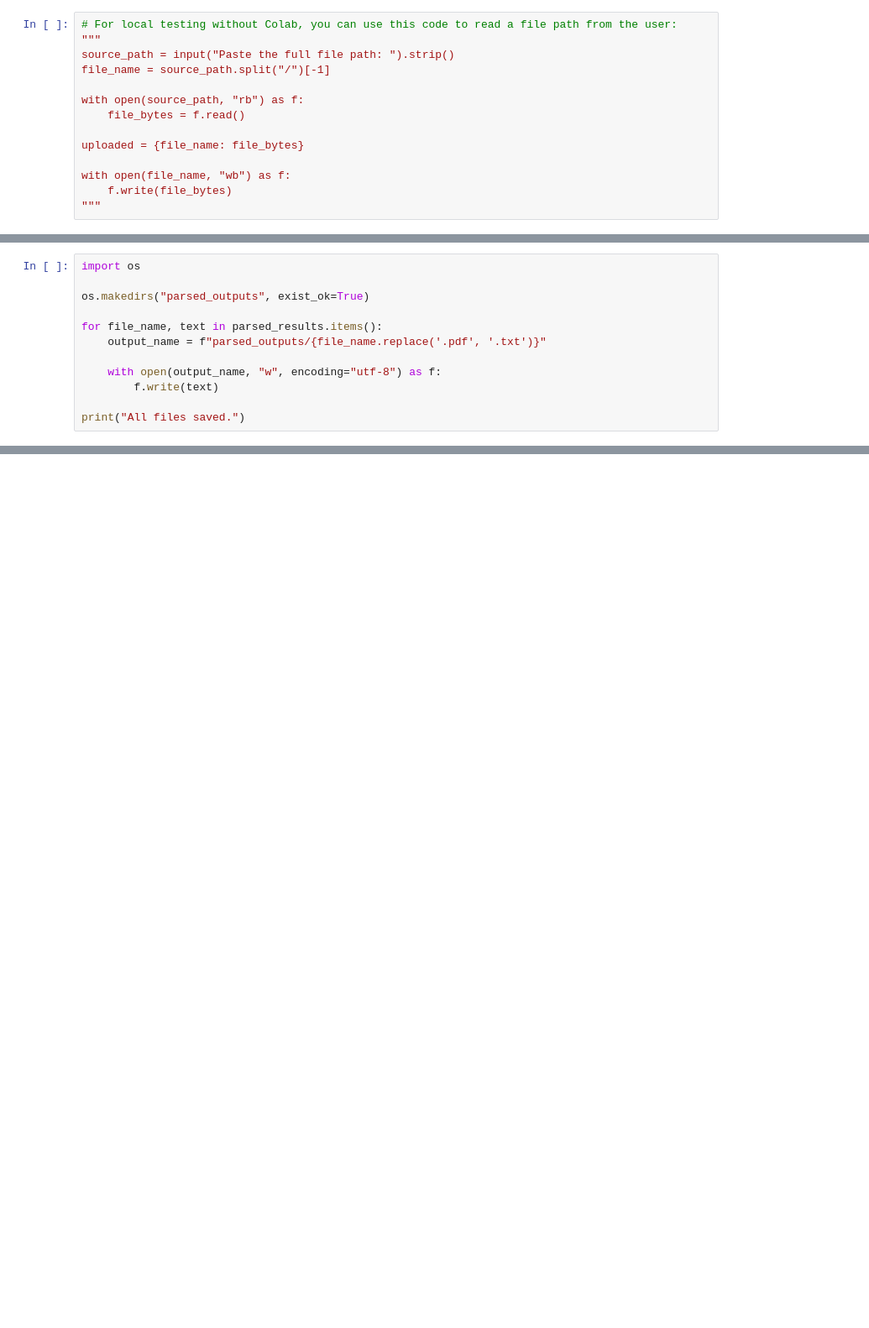
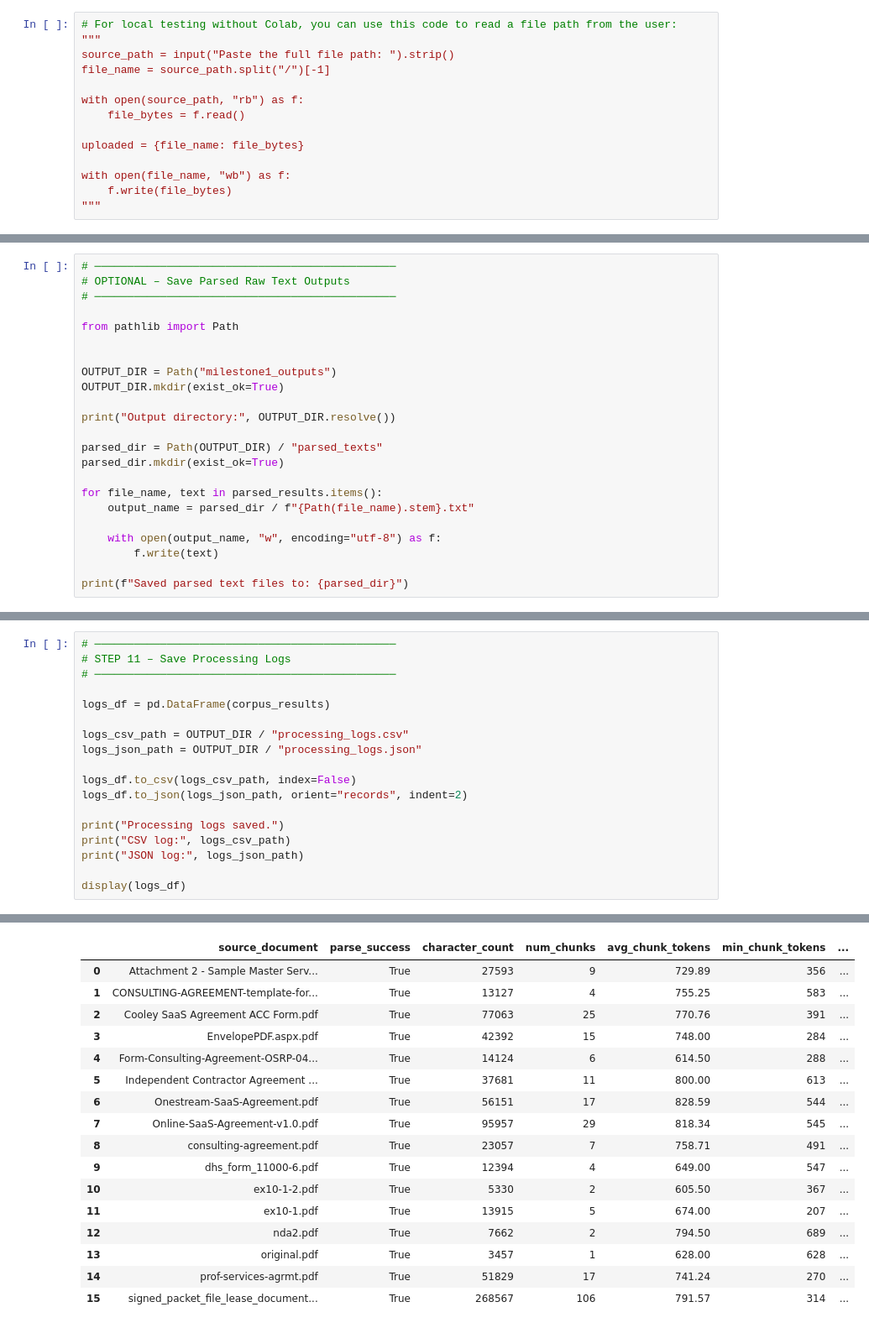
Before and after one commit to claycasani/legal-ai-capstone, a Jupyter notebook: notebooks/Milestone-1.ipynb, the cells around one changed output, grey strips where cells are left out. Shown at 84% size. Cells and saved outputs as stored; diff of their text form; blank space fills up the shorter version.

Commit message:
Complete Milestone 1

```diff
--- a/notebooks/Milestone-1.ipynb
+++ b/notebooks/Milestone-1.ipynb
@@ -126,13 +559,24 @@ Word count: 1928
 # %%
-import os
+# ──────────────────────────────────────────────
+# OPTIONAL – Save Parsed Raw Text Outputs
+# ──────────────────────────────────────────────
 
-os.makedirs("parsed_outputs", exist_ok=True)
+from pathlib import Path
+
+
+OUTPUT_DIR = Path("milestone1_outputs")
+OUTPUT_DIR.mkdir(exist_ok=True)
+
+print("Output directory:", OUTPUT_DIR.resolve())
+
+parsed_dir = Path(OUTPUT_DIR) / "parsed_texts"
+parsed_dir.mkdir(exist_ok=True)
 
 for file_name, text in parsed_results.items():
-    output_name = f"parsed_outputs/{file_name.replace('.pdf', '.txt')}"
+    output_name = parsed_dir / f"{Path(file_name).stem}.txt"
 
     with open(output_name, "w", encoding="utf-8") as f:
         f.write(text)
 
-print("All files saved.")
+print(f"Saved parsed text files to: {parsed_dir}")
 # %% [output]
@@ -454,0 +658,19 @@ Preview of first 2 tagged chunks:
+# %%
+# ──────────────────────────────────────────────
+# STEP 11 – Save Processing Logs
+# ──────────────────────────────────────────────
+
+logs_df = pd.DataFrame(corpus_results)
+
+logs_csv_path = OUTPUT_DIR / "processing_logs.csv"
+logs_json_path = OUTPUT_DIR / "processing_logs.json"
+
+logs_df.to_csv(logs_csv_path, index=False)
+logs_df.to_json(logs_json_path, orient="records", indent=2)
+
+print("Processing logs saved.")
+print("CSV log:", logs_csv_path)
+print("JSON log:", logs_json_path)
+
+display(logs_df)
+# %% [output]
@@ -454,0 +680,17 @@ Preview of first 2 tagged chunks:
+|  | source_document | parse_success | character_count | num_chunks | avg_chunk_tokens | min_chunk_tokens | ... |
+| 0 | Attachment 2 - Sample Master Serv... | True | 27593 | 9 | 729.89 | 356 | ... |
+| 1 | CONSULTING-AGREEMENT-template-for... | True | 13127 | 4 | 755.25 | 583 | ... |
+| 2 | Cooley SaaS Agreement ACC Form.pdf | True | 77063 | 25 | 770.76 | 391 | ... |
+| 3 | EnvelopePDF.aspx.pdf | True | 42392 | 15 | 748.00 | 284 | ... |
+| 4 | Form-Consulting-Agreement-OSRP-04... | True | 14124 | 6 | 614.50 | 288 | ... |
+| 5 | Independent Contractor Agreement ... | True | 37681 | 11 | 800.00 | 613 | ... |
+| 6 | Onestream-SaaS-Agreement.pdf | True | 56151 | 17 | 828.59 | 544 | ... |
+| 7 | Online-SaaS-Agreement-v1.0.pdf | True | 95957 | 29 | 818.34 | 545 | ... |
+| 8 | consulting-agreement.pdf | True | 23057 | 7 | 758.71 | 491 | ... |
+| 9 | dhs_form_11000-6.pdf | True | 12394 | 4 | 649.00 | 547 | ... |
+| 10 | ex10-1-2.pdf | True | 5330 | 2 | 605.50 | 367 | ... |
+| 11 | ex10-1.pdf | True | 13915 | 5 | 674.00 | 207 | ... |
+| 12 | nda2.pdf | True | 7662 | 2 | 794.50 | 689 | ... |
+| 13 | original.pdf | True | 3457 | 1 | 628.00 | 628 | ... |
+| 14 | prof-services-agrmt.pdf | True | 51829 | 17 | 741.24 | 270 | ... |
+| 15 | signed_packet_file_lease_document... | True | 268567 | 106 | 791.57 | 314 | ... |
```
Also changed, not shown: parts of 35 cells of this notebook.
